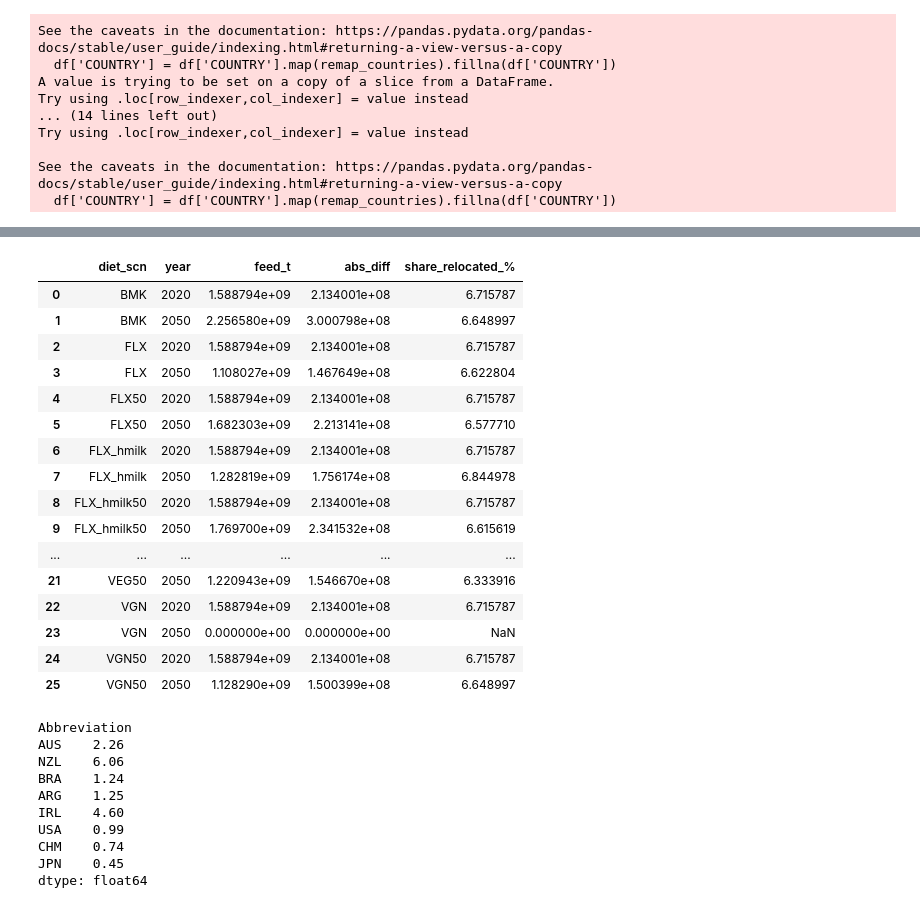
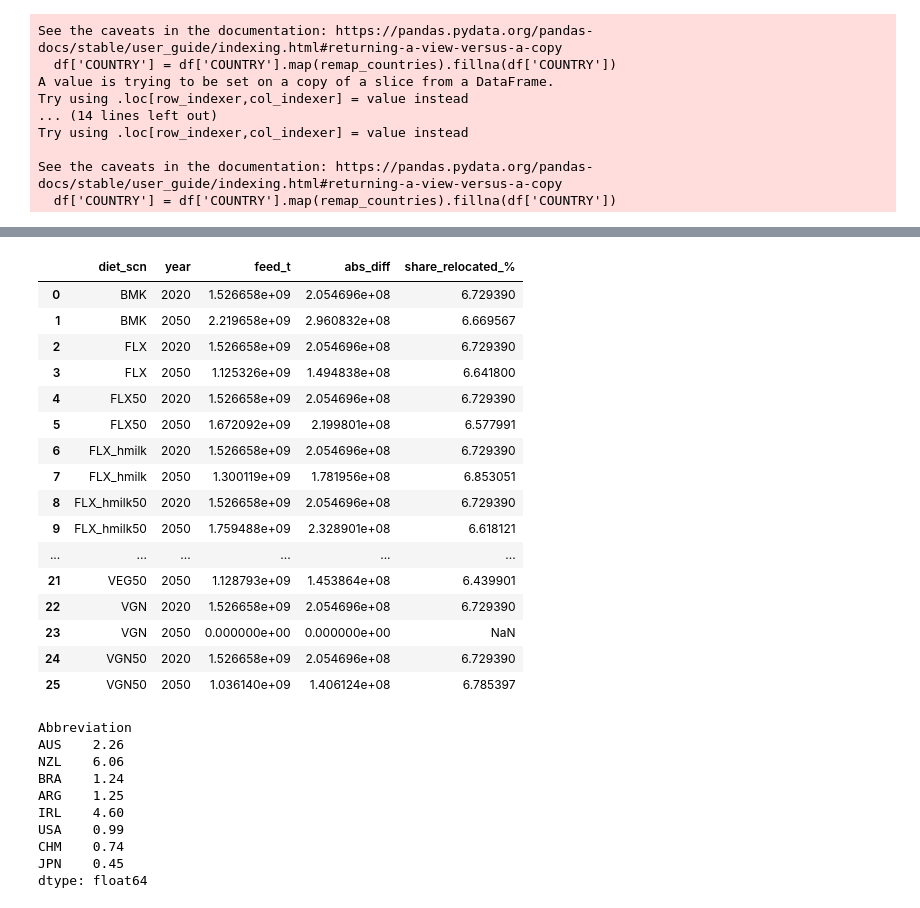
Before and after one commit to shrutijain90/future_food_scenarios, a Jupyter notebook: future_trade/data_inputs/feed_and_other.ipynb, the cells around one changed output, grey strips where cells are left out. Saved outputs shown, nothing was run; the diff lists cells and outputs as text; code cells hidden in the pictures.

Commit message:
split seafood into wild caught, farmed fed, farmed unfed

```diff
--- a/future_trade/data_inputs/feed_and_other.ipynb
+++ b/future_trade/data_inputs/feed_and_other.ipynb
@@ -85,9 +85,6 @@ seafood_fcr['Livestock Type or Animal Product'] = 'fish'
 seafood_fcr = seafood_fcr.rename(columns={'Oilcrops': 'Other Oil Crops', 'Soybean': 'Soybeans'})
 seafood_fcr = seafood_fcr[['Region', 'Livestock Type or Animal Product', 'Protein Conversion Ratio', 'Maize',
                            'Wheat', 'Other Oil Crops', 'Soybeans', 'Pulses']]
-
-# ASSUMING 50% FARMED SEAFOOD GLOBALLY
-seafood_fcr['Protein Conversion Ratio'] = seafood_fcr['Protein Conversion Ratio'] * 0.5
 # %%
 remap_countries = {
     'Bolivia': 'Bolivia (Plurinational State of)',
@@ -292,6 +301,17 @@ def aggregate_to_abbr(df, FAO_area_codes=FAO_area_codes):
         columns={'from_abbreviation': 'Abbreviation'})
     return df
 # %%
+# only fed aquaculture needs feed: wild catch held at its 2020 level (SOFIA 2022), farming supplies the rest, 70% of farming is fed
+FARMED_2020 = 0.5   # share of fish farmed in 2020 (FAO SOFIA 2022)
+FED_SHARE = 0.7     # share of farmed output that is fed (FAO SOFIA 2018: unfed species ~30% in 2016)
+F2020 = cons_g[(cons_g['year'] == 2020) & (cons_g['diet_scn'] == 'BMK') & (cons_g['kcal_scn'] == '2500kcal')
+               & (cons_g['food_group'] == 'fish')]['food_t'].sum()
+
+def fed_fish_share(F, F2020=F2020):
+    capture = (1 - FARMED_2020) * F2020
+    farmed = F - min(F, capture)
+    return FED_SHARE * farmed / F if F > 0 else 0.0
+
 # ignoring feed from veg, fruit, oilcrops, sugar crops - assuming by products (Mike suggested the same)
 FEED_CROPS = ['wheat', 'rice', 'maize', 'othr_grains', 'roots', 'legumes', 'soybeans']
 
@@ -320,6 +340,9 @@ def add_feed(g):
         supply = allocate_to_producers(matrix, cons)
         assert np.isclose(supply.sum(), cons.sum(), rtol=1e-6), f'{livestock}: allocation does not conserve mass'
 
+        if livestock == 'fish':
+            supply = supply * fed_fish_share(cons.sum())   # only fed aquaculture needs feed
+
         meat_supply = supply.rename('supply').rename_axis('Region').reset_index()
         meat_supply = meat_supply.merge(fcr) # FCRs of the PRODUCING country
 
@@ -339,46 +362,48 @@ cons_g = cons_g.groupby(['kcal_scn', 'diet_scn', 'year']).apply(lambda g: add_fe
 # %%
 # share of feed demand relocated by animal-product trade
 # feed allocation with every country producing its own animal products (no trade).
 # + comparison with trade based allocation.
 def add_feed_notrade(g):
     feed_df_list = []
     for livestock in ['beef', 'milk', 'lamb', 'pork', 'poultry', 'eggs', 'fish']:
         d = g[g['food_group']==livestock]
         fcr = fcrs[fcrs['Livestock Type or Animal Product']==livestock]
         s = d[['region', 'food_t']].rename(columns={'region': 'Region', 'food_t': 'supply'}).merge(fcr)
+        if livestock == 'fish':
+            s['supply'] = s['supply'] * fed_fish_share(d['food_t'].sum())
         s['feed_req'] = s['supply'] * s['Protein Conversion Ratio']
         for col in ['wheat', 'rice', 'maize', 'othr_grains', 'roots', 'legumes', 'soybeans']:
             s[col] = s[col] * s['feed_req']
         feed_df_list.append(s[['Region', 'wheat', 'rice', 'maize', 'othr_grains', 'roots', 'legumes', 'soybeans']])
     feed_df = pd.concat(feed_df_list, ignore_index=True).groupby('Region').sum().reset_index()
     feed_df = pd.melt(feed_df, id_vars='Region', var_name='food_group', value_name='feed_t_notrade').rename(columns={'Region': 'region'})
     return g.merge(feed_df, how='left').fillna({'feed_t_notrade': 0})
 
 sel = cons_g[(cons_g['kcal_scn']=='2500kcal') & (cons_g['year'].isin([2020, 2050]))]
 feed_cmp = pd.concat([add_feed_notrade(g) for _, g in sel.groupby(['kcal_scn', 'diet_scn', 'year'])], ignore_index=True)
 feed_cmp = feed_cmp[feed_cmp['food_group'].isin(['wheat', 'rice', 'maize', 'othr_grains', 'roots', 'legumes', 'soybeans'])]
 feed_cmp['abs_diff'] = (feed_cmp['feed_t'] - feed_cmp['feed_t_notrade']).abs()
 relocated = feed_cmp.groupby(['diet_scn', 'year']).agg(feed_t=('feed_t', 'sum'), abs_diff=('abs_diff', 'sum')).reset_index()
 relocated['share_relocated_%'] = 100 * 0.5 * relocated['abs_diff'] / relocated['feed_t']   # half the abs diff = feed moved across borders
 relocated
 # %% [output]
 |  | diet_scn | year | feed_t | abs_diff | share_relocated_% |
-| 0 | BMK | 2020 | 1.588794e+09 | 2.134001e+08 | 6.715787 |
-| 1 | BMK | 2050 | 2.256580e+09 | 3.000798e+08 | 6.648997 |
-| 2 | FLX | 2020 | 1.588794e+09 | 2.134001e+08 | 6.715787 |
-| 3 | FLX | 2050 | 1.108027e+09 | 1.467649e+08 | 6.622804 |
-| 4 | FLX50 | 2020 | 1.588794e+09 | 2.134001e+08 | 6.715787 |
-| 5 | FLX50 | 2050 | 1.682303e+09 | 2.213141e+08 | 6.577710 |
-| 6 | FLX_hmilk | 2020 | 1.588794e+09 | 2.134001e+08 | 6.715787 |
-| 7 | FLX_hmilk | 2050 | 1.282819e+09 | 1.756174e+08 | 6.844978 |
-| 8 | FLX_hmilk50 | 2020 | 1.588794e+09 | 2.134001e+08 | 6.715787 |
-| 9 | FLX_hmilk50 | 2050 | 1.769700e+09 | 2.341532e+08 | 6.615619 |
+| 0 | BMK | 2020 | 1.526658e+09 | 2.054696e+08 | 6.729390 |
+| 1 | BMK | 2050 | 2.219658e+09 | 2.960832e+08 | 6.669567 |
+| 2 | FLX | 2020 | 1.526658e+09 | 2.054696e+08 | 6.729390 |
+| 3 | FLX | 2050 | 1.125326e+09 | 1.494838e+08 | 6.641800 |
+| 4 | FLX50 | 2020 | 1.526658e+09 | 2.054696e+08 | 6.729390 |
+| 5 | FLX50 | 2050 | 1.672092e+09 | 2.199801e+08 | 6.577991 |
+| 6 | FLX_hmilk | 2020 | 1.526658e+09 | 2.054696e+08 | 6.729390 |
+| 7 | FLX_hmilk | 2050 | 1.300119e+09 | 1.781956e+08 | 6.853051 |
+| 8 | FLX_hmilk50 | 2020 | 1.526658e+09 | 2.054696e+08 | 6.729390 |
+| 9 | FLX_hmilk50 | 2050 | 1.759488e+09 | 2.328901e+08 | 6.618121 |
 | ... | ... | ... | ... | ... | ... |
-| 21 | VEG50 | 2050 | 1.220943e+09 | 1.546670e+08 | 6.333916 |
-| 22 | VGN | 2020 | 1.588794e+09 | 2.134001e+08 | 6.715787 |
+| 21 | VEG50 | 2050 | 1.128793e+09 | 1.453864e+08 | 6.439901 |
+| 22 | VGN | 2020 | 1.526658e+09 | 2.054696e+08 | 6.729390 |
 | 23 | VGN | 2050 | 0.000000e+00 | 0.000000e+00 | NaN |
-| 24 | VGN50 | 2020 | 1.588794e+09 | 2.134001e+08 | 6.715787 |
-| 25 | VGN50 | 2050 | 1.128290e+09 | 1.500399e+08 | 6.648997 |
+| 24 | VGN50 | 2020 | 1.526658e+09 | 2.054696e+08 | 6.729390 |
+| 25 | VGN50 | 2050 | 1.036140e+09 | 1.406124e+08 | 6.785397 |
 # %%
 # Allocation direction check
 # beef exporters (AUS, NZL, BRA, ARG, IRL) should be assigned more than they consume (>1), importers (CHM, JPN) less (<1).
```
Also changed, not shown: parts of 12 cells of this notebook.
